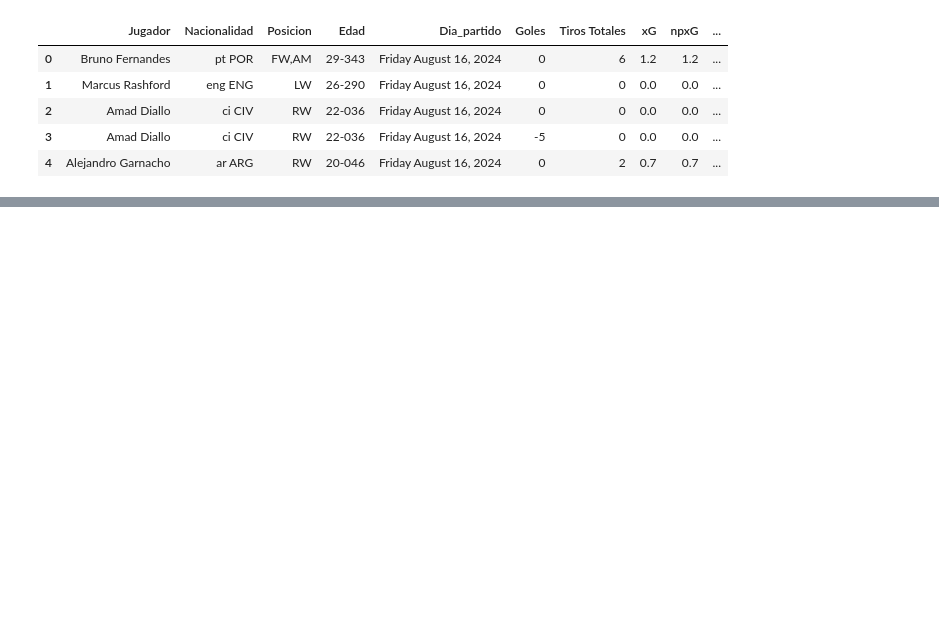
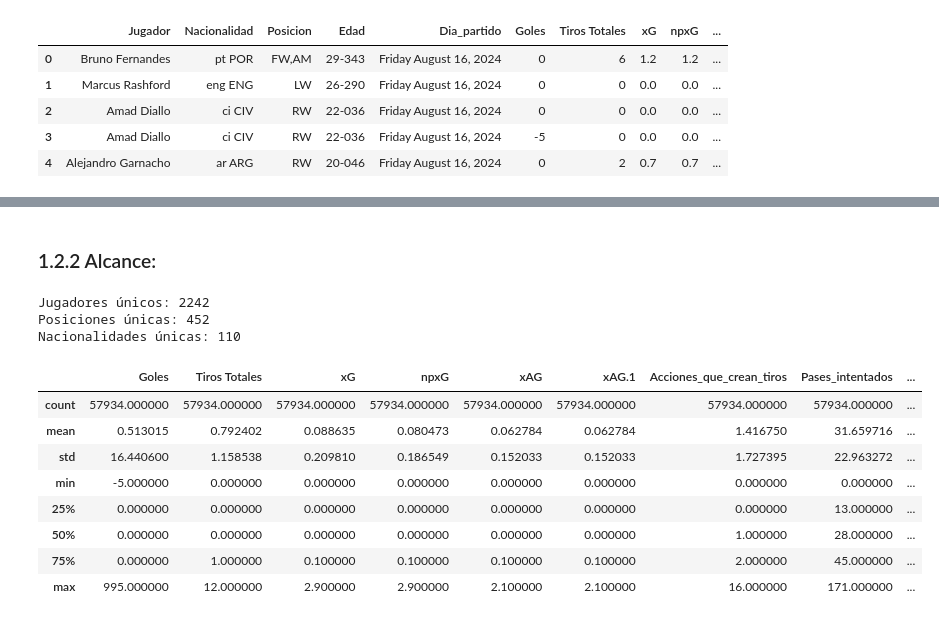
Before and after one commit to JFH000/lab_1, a Jupyter notebook: notebook_lab1.ipynb, the cells around one changed output, grey strips where cells are left out. Saved outputs shown, nothing was run; the diff lists cells and outputs as text; code cells hidden in the pictures; blank space fills up the shorter version.

```diff
--- a/notebook_lab1.ipynb
+++ b/notebook_lab1.ipynb
@@ -60,7 +45,10 @@ sns.set(style="whitegrid", palette="muted", font_scale=1.1)
 # %%
-file='data/datos_entrenamiento_laboratorio1(train_data).csv'
-df = pd.read_csv(file)
-df.head()
+file_train_data='data/datos_entrenamiento_laboratorio1(train_data).csv'
+file_test_data='data/datos_entrenamiento_laboratorio1(test_data).csv'
+file_dictionary_data='data/Diccionario de datos.xlsx'
+
+df_train = pd.read_csv(file_train_data)
+df_train.head()
 # %% [output]
 |  | Jugador | Nacionalidad | Posicion | Edad | Dia_partido | Goles | Tiros Totales | xG | npxG | ... |
 | 0 | Bruno Fernandes | pt POR | FW,AM | 29-343 | Friday August 16, 2024 | 0 | 6 | 1.2 | 1.2 | ... |
@@ -80,0 +121,20 @@ df.head()
+# %% [markdown]
+### 1.2.2 Alcance:
+# %%
+print('Jugadores únicos:',df_train['Jugador'].nunique())
+print('Posiciones únicas:',df_train['Posicion'].nunique())
+print('Nacionalidades únicas:',df_train['Nacionalidad'].nunique())
+df_train.describe()
+# %% [output]
+Jugadores únicos: 2242
+Posiciones únicas: 452
+Nacionalidades únicas: 110
+|  | Goles | Tiros Totales | xG | npxG | xAG | xAG.1 | Acciones_que_crean_tiros | Pases_intentados | ... |
+| count | 57934.000000 | 57934.000000 | 57934.000000 | 57934.000000 | 57934.000000 | 57934.000000 | 57934.000000 | 57934.000000 | ... |
+| mean | 0.513015 | 0.792402 | 0.088635 | 0.080473 | 0.062784 | 0.062784 | 1.416750 | 31.659716 | ... |
+| std | 16.440600 | 1.158538 | 0.209810 | 0.186549 | 0.152033 | 0.152033 | 1.727395 | 22.963272 | ... |
+| min | -5.000000 | 0.000000 | 0.000000 | 0.000000 | 0.000000 | 0.000000 | 0.000000 | 0.000000 | ... |
+| 25% | 0.000000 | 0.000000 | 0.000000 | 0.000000 | 0.000000 | 0.000000 | 0.000000 | 13.000000 | ... |
+| 50% | 0.000000 | 0.000000 | 0.000000 | 0.000000 | 0.000000 | 0.000000 | 1.000000 | 28.000000 | ... |
+| 75% | 0.000000 | 1.000000 | 0.100000 | 0.100000 | 0.100000 | 0.100000 | 2.000000 | 45.000000 | ... |
+| max | 995.000000 | 12.000000 | 2.900000 | 2.900000 | 2.100000 | 2.100000 | 16.000000 | 171.000000 | ... |
```
Also changed, not shown: parts of 59 cells of this notebook.
